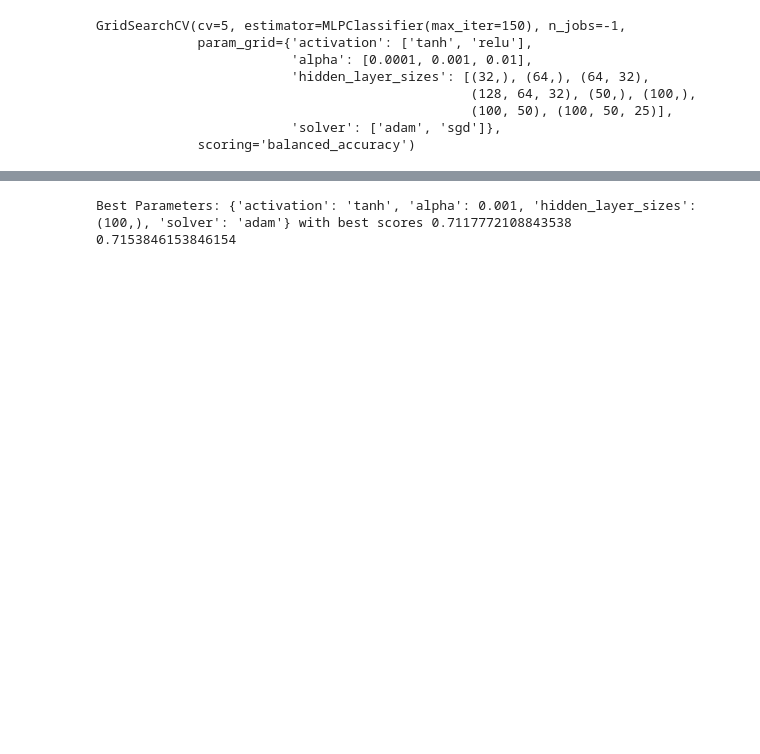
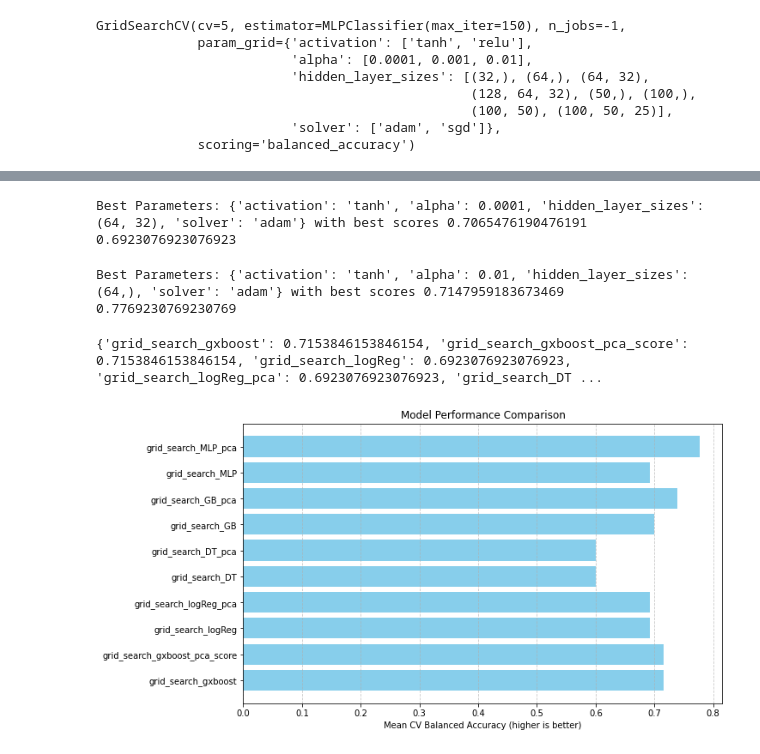
Before and after one commit to KRooL4E/ML_CW2, a Jupyter notebook: PCR_Method_Dev.ipynb, the cells around one changed output, grey strips where cells are left out. Drawn from its saved outputs; the diff is of its cells as text; code cells hidden in the pictures; blank space fills up the shorter version.

Commit message:
classification_training_complete

```diff
--- a/PCR_Method_Dev.ipynb
+++ b/PCR_Method_Dev.ipynb
@@ -473,7 +642,7 @@ param_grid = {
 
 grid_search_MLP = GridSearchCV(MLPClassifier(max_iter=150), param_grid=param_grid, cv=5, n_jobs=-1, scoring='balanced_accuracy')
 
-grid_search_MLP.fit(X_train_pca, y_train_pca)
+grid_search_MLP.fit(X_train, y_train)
 # %% [output]
 GridSearchCV(cv=5, estimator=MLPClassifier(max_iter=150), n_jobs=-1,
              param_grid={'activation': ['tanh', 'relu'],
@@ -483,3 +652,7 @@ GridSearchCV(cv=5, estimator=MLPClassifier(max_iter=150), n_jobs=-1,
                                                 (100, 50), (100, 50, 25)],
                          'solver': ['adam', 'sgd']},
              scoring='balanced_accuracy')
+# %%
+grid_search_MLP_pca = GridSearchCV(MLPClassifier(max_iter=150), param_grid=param_grid, cv=5, n_jobs=-1, scoring='balanced_accuracy')
+
+grid_search_MLP_pca.fit(X_train_pca, y_train_pca)
@@ -487,8 +669,34 @@ GridSearchCV(cv=5, estimator=MLPClassifier(max_iter=150), n_jobs=-1,
 best_params = grid_search_MLP.best_params_
 print(f'Best Parameters: {best_params} with best scores {grid_search_MLP.best_score_}')
 
-y_pred = grid_search_MLP.predict(X_test_pca)
-print(balanced_accuracy_score(y_test_pca, y_pred))
+y_pred = grid_search_MLP.predict(X_test)
+perfomance_tracker['grid_search_MLP'] = balanced_accuracy_score(y_test, y_pred)
+print(perfomance_tracker['grid_search_MLP'])
 # %% [output]
-Best Parameters: {'activation': 'tanh', 'alpha': 0.001, 'hidden_layer_sizes': (100,), 'solver': 'adam'} with best scores 0.7117772108843538
-0.7153846153846154
+Best Parameters: {'activation': 'tanh', 'alpha': 0.0001, 'hidden_layer_sizes': (64, 32), 'solver': 'adam'} with best scores 0.7065476190476191
+0.6923076923076923
+# %%
+best_params = grid_search_MLP_pca.best_params_
+print(f'Best Parameters: {best_params} with best scores {grid_search_MLP_pca.best_score_}')
+
+y_pred = grid_search_MLP_pca.predict(X_test_pca)
+perfomance_tracker['grid_search_MLP_pca'] = balanced_accuracy_score(y_test_pca, y_pred)
+print(perfomance_tracker['grid_search_MLP_pca'])
+# %% [output]
+Best Parameters: {'activation': 'tanh', 'alpha': 0.01, 'hidden_layer_sizes': (64,), 'solver': 'adam'} with best scores 0.7147959183673469
+0.7769230769230769
+# %%
+# plt.hist(perfomance_tracker.values(), perfomance_tracker.keys())
+# plt.ylabel('Balanced Accuracy score')
+# plt.xlabel('Models')
+print(perfomance_tracker)
+
+plt.figure(figsize=(10, 6))
+plt.barh(list(perfomance_tracker.keys()), list(perfomance_tracker.values()), color='skyblue', capsize=5)
+plt.xlabel('Mean CV Balanced Accuracy (higher is better)')
+plt.title('Model Performance Comparison')
+plt.grid(axis='x', linestyle='--', alpha=0.7)
+plt.show()
+# %% [output]
+{'grid_search_gxboost': 0.7153846153846154, 'grid_search_gxboost_pca_score': 0.7153846153846154, 'grid_search_logReg': 0.6923076923076923, 'grid_search_logReg_pca': 0.6923076923076923, 'grid_search_DT ...
+[figure, added]
```
Also changed, not shown: parts of 30 cells of this notebook, 4 other files.
